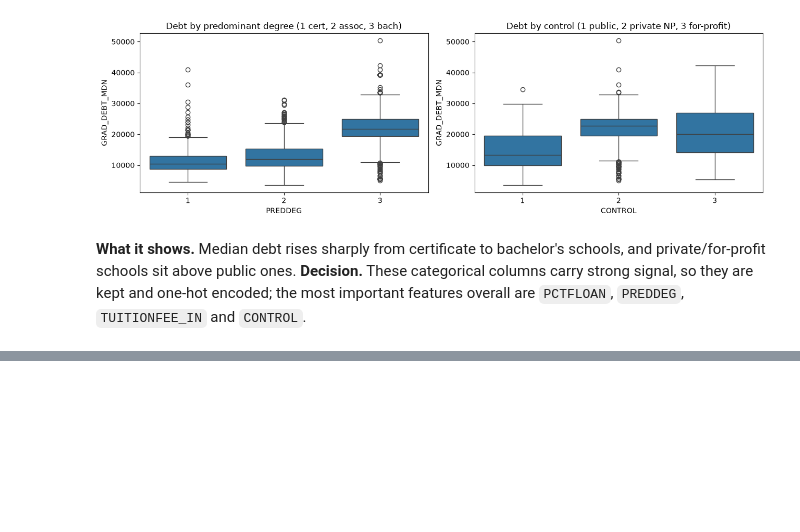
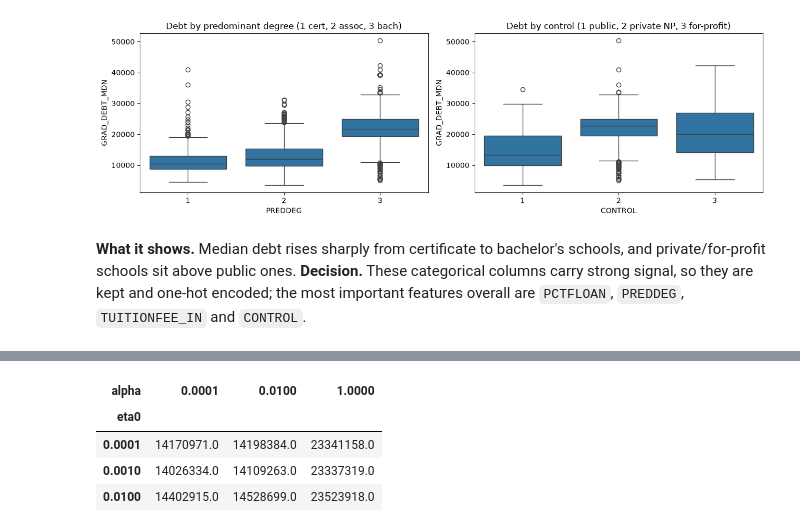
Before and after one commit to mugishamoses/mugisha_moses_linear_regression_model, a Jupyter notebook: summative/linear_regression/multivariate.ipynb, the cells around one changed output, grey strips where cells are left out. Drawn from its saved outputs; the diff is of its cells as text; code cells hidden in the pictures; blank space fills up the shorter version.

```diff
--- a/summative/linear_regression/multivariate.ipynb
+++ b/summative/linear_regression/multivariate.ipynb
@@ -146,0 +208,8 @@ plt.tight_layout(); plt.show()
+# %%
+grid.pivot_table(index="eta0", columns="alpha", values="test_MSE", aggfunc="min").round(0)
+# %% [output]
+| alpha | 0.0001 | 0.0100 | 1.0000 |
+| eta0 |  |  |  |
+| 0.0001 | 14170971.0 | 14198384.0 | 23341158.0 |
+| 0.0010 | 14026334.0 | 14109263.0 | 23337319.0 |
+| 0.0100 | 14402915.0 | 14528699.0 | 23523918.0 |
```
Also changed, not shown: parts of 7 cells of this notebook.
